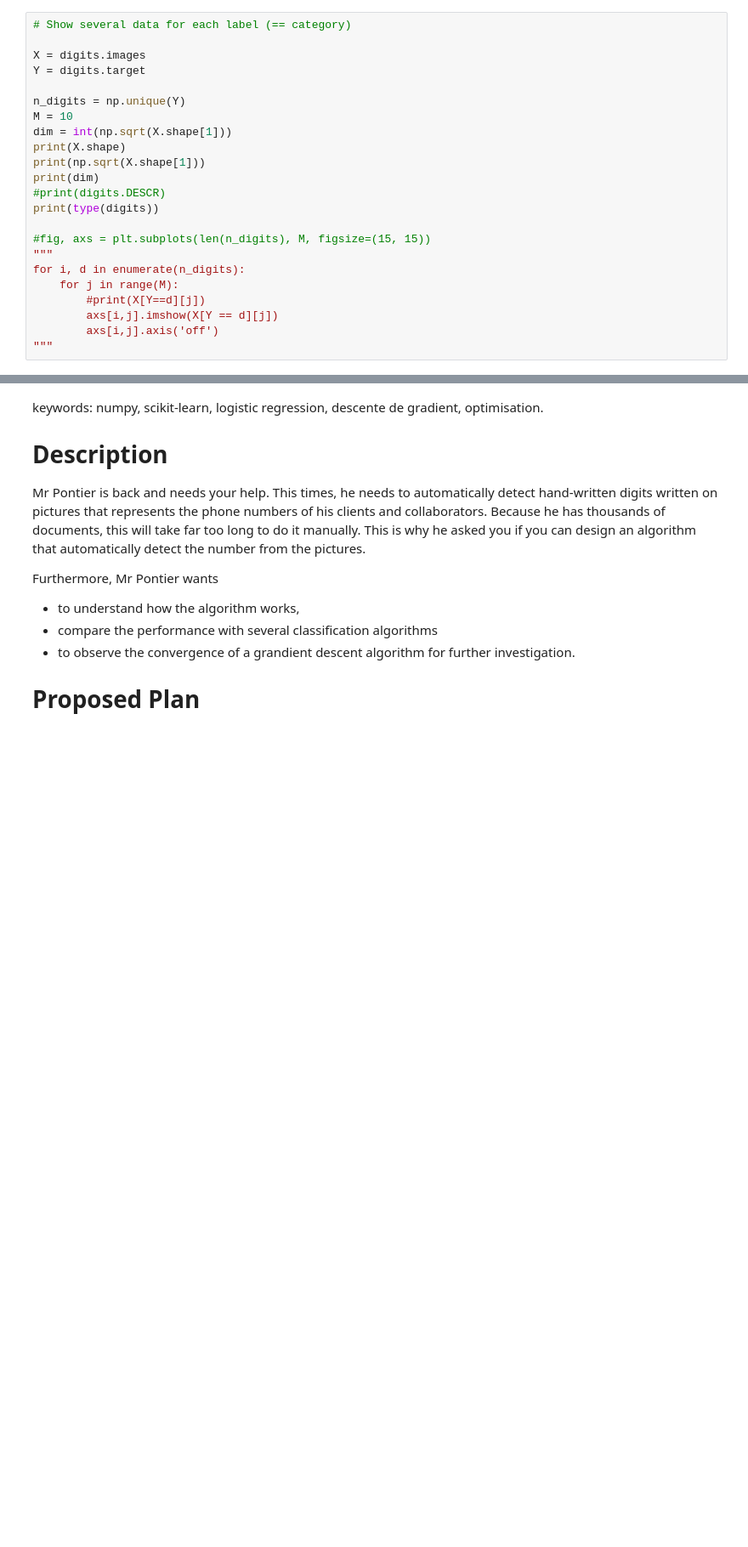
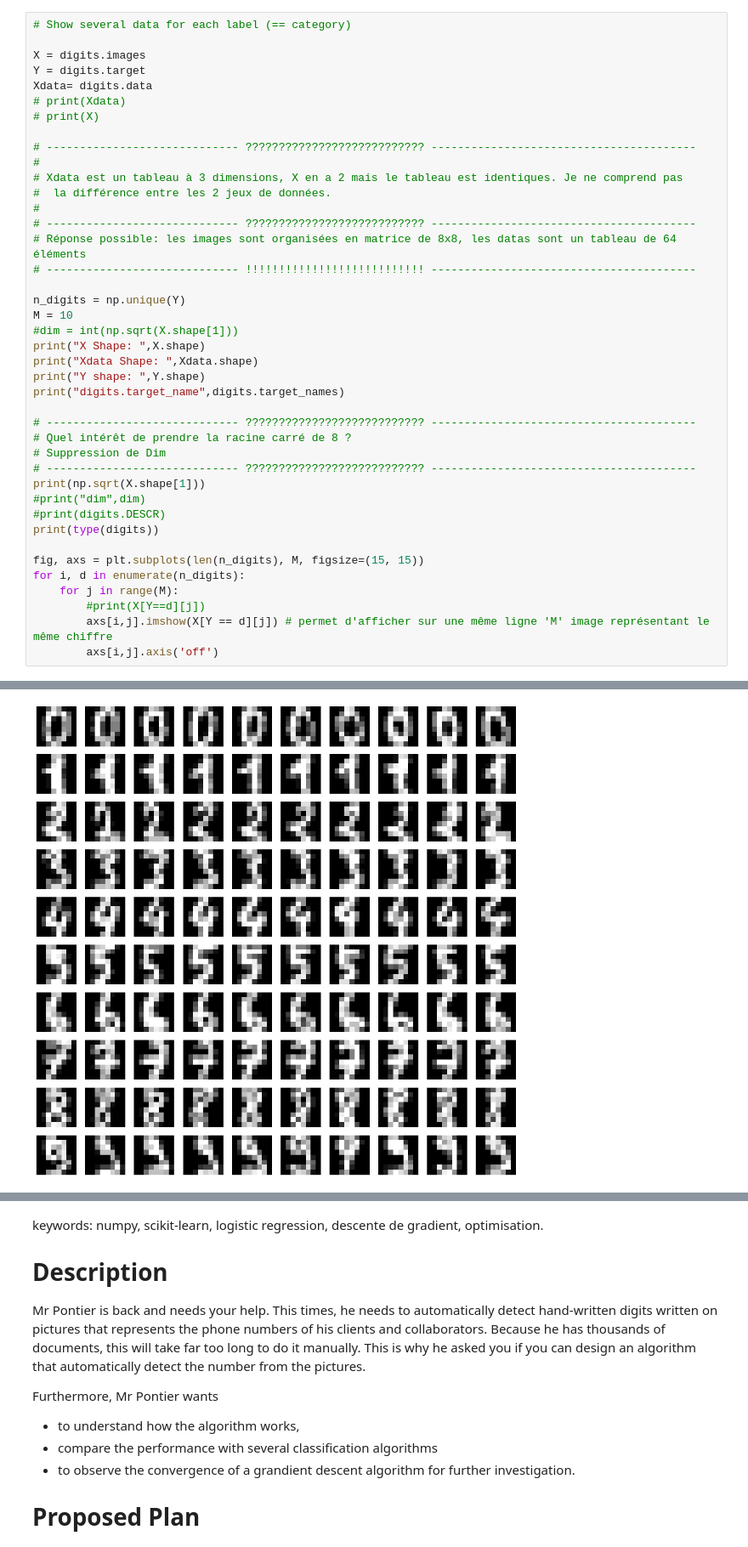
Before and after one commit to jpphi/brief5_handw, a Jupyter notebook: rendu_brief5_handw.ipynb, the cells around one changed output, grey strips where cells are left out. Shown: that part at 85% size. Cells and saved outputs as stored; diff of their text form; blank space fills up the shorter version.

```diff
--- a/rendu_brief5_handw.ipynb
+++ b/rendu_brief5_handw.ipynb
@@ -25,22 +70,40 @@ plt.show()
 
 X = digits.images
 Y = digits.target
+Xdata= digits.data
+# print(Xdata)
+# print(X)
+
+# ----------------------------- ??????????????????????????? ----------------------------------------
+#
+# Xdata est un tableau à 3 dimensions, X en a 2 mais le tableau est identiques. Je ne comprend pas
+#  la différence entre les 2 jeux de données.
+#
+# ----------------------------- ??????????????????????????? ----------------------------------------
+# Réponse possible: les images sont organisées en matrice de 8x8, les datas sont un tableau de 64 éléments
+# ----------------------------- !!!!!!!!!!!!!!!!!!!!!!!!!!! ----------------------------------------
 
 n_digits = np.unique(Y)
 M = 10
-dim = int(np.sqrt(X.shape[1]))
-print(X.shape)
+#dim = int(np.sqrt(X.shape[1]))
+print("X Shape: ",X.shape)
+print("Xdata Shape: ",Xdata.shape)
+print("Y shape: ",Y.shape)
+print("digits.target_name",digits.target_names)
+
+# ----------------------------- ??????????????????????????? ----------------------------------------
+# Quel intérêt de prendre la racine carré de 8 ?
+# Suppression de Dim
+# ----------------------------- ??????????????????????????? ----------------------------------------
 print(np.sqrt(X.shape[1]))
-print(dim)
+#print("dim",dim)
 #print(digits.DESCR)
 print(type(digits))
 
-#fig, axs = plt.subplots(len(n_digits), M, figsize=(15, 15))
-"""
+fig, axs = plt.subplots(len(n_digits), M, figsize=(15, 15))
 for i, d in enumerate(n_digits):
     for j in range(M):
         #print(X[Y==d][j])
-        axs[i,j].imshow(X[Y == d][j])
+        axs[i,j].imshow(X[Y == d][j]) # permet d'afficher sur une même ligne 'M' image représentant le même chiffre
         axs[i,j].axis('off')
-"""
 # %% [output]
@@ -51,0 +116 @@ for i, d in enumerate(n_digits):
+[figure, added]
```
Also changed, not shown: parts of 25 cells of this notebook, 2 other files.
